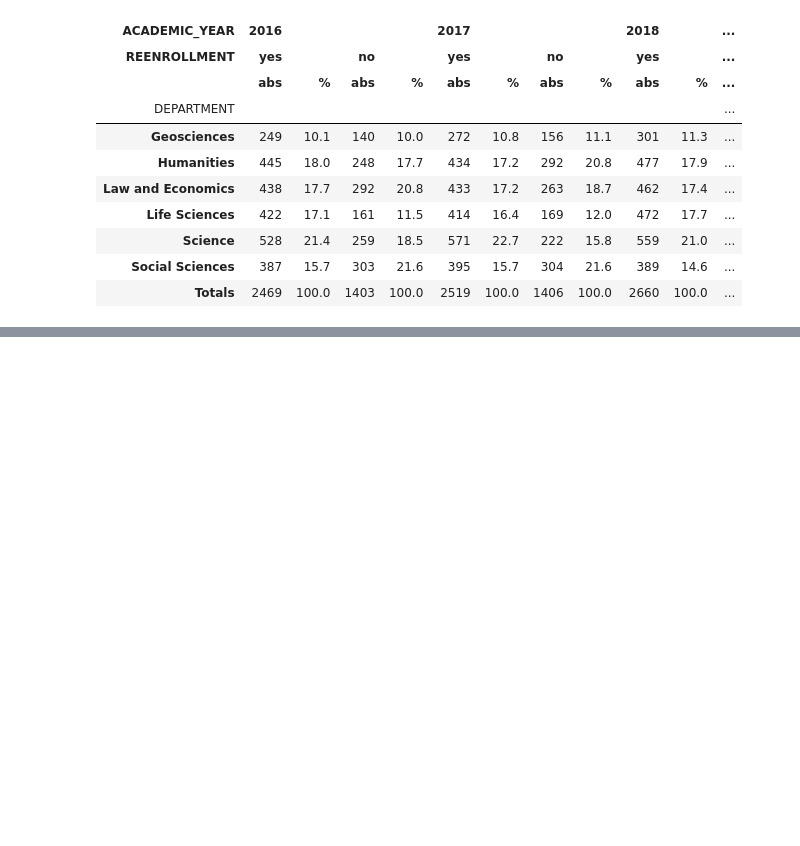
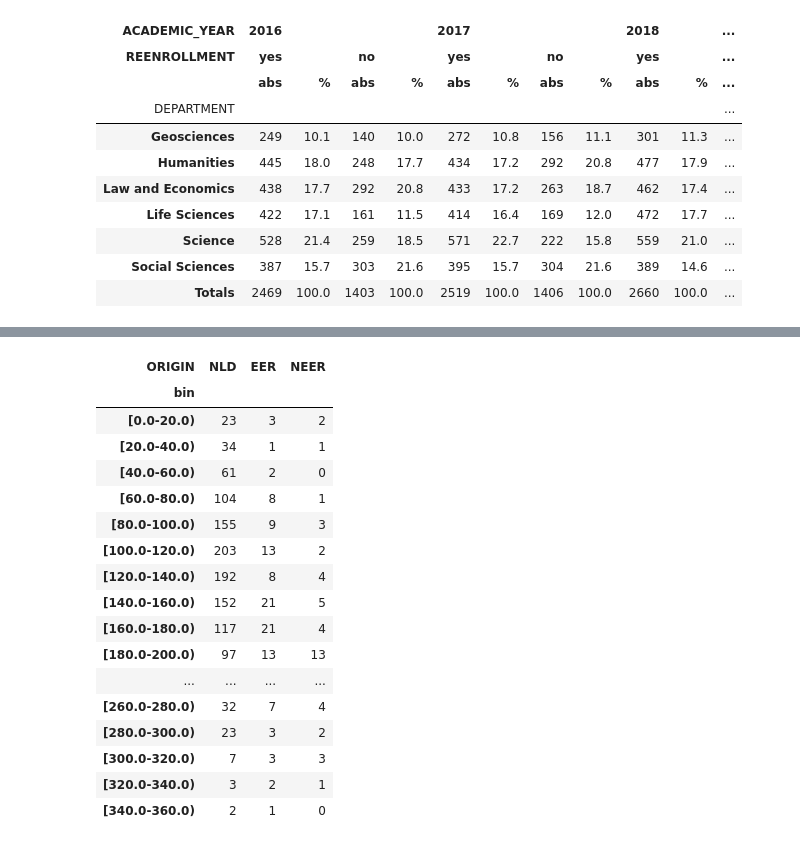
Before and after one commit to lcvriend/laserbeans, a Jupyter notebook: example.ipynb, the cells around one changed output, grey strips where cells are left out. Cells and saved outputs as stored; diff of their text form; code cells hidden in the pictures; blank space fills up the shorter version.

```diff
--- a/example.ipynb
+++ b/example.ipynb
@@ -56,0 +85,21 @@ tbl.FancyTable(df_ct).display()
+# %%
+df_bin
+# %% [output]
+| ORIGIN | NLD | EER | NEER |
+| bin |  |  |  |
+| [0.0-20.0) | 23 | 3 | 2 |
+| [20.0-40.0) | 34 | 1 | 1 |
+| [40.0-60.0) | 61 | 2 | 0 |
+| [60.0-80.0) | 104 | 8 | 1 |
+| [80.0-100.0) | 155 | 9 | 3 |
+| [100.0-120.0) | 203 | 13 | 2 |
+| [120.0-140.0) | 192 | 8 | 4 |
+| [140.0-160.0) | 152 | 21 | 5 |
+| [160.0-180.0) | 117 | 21 | 4 |
+| [180.0-200.0) | 97 | 13 | 13 |
+| ... | ... | ... | ... |
+| [260.0-280.0) | 32 | 7 | 4 |
+| [280.0-300.0) | 23 | 3 | 2 |
+| [300.0-320.0) | 7 | 3 | 3 |
+| [320.0-340.0) | 3 | 2 | 1 |
+| [340.0-360.0) | 2 | 1 | 0 |
```
Also changed, not shown: parts of 9 cells of this notebook.
